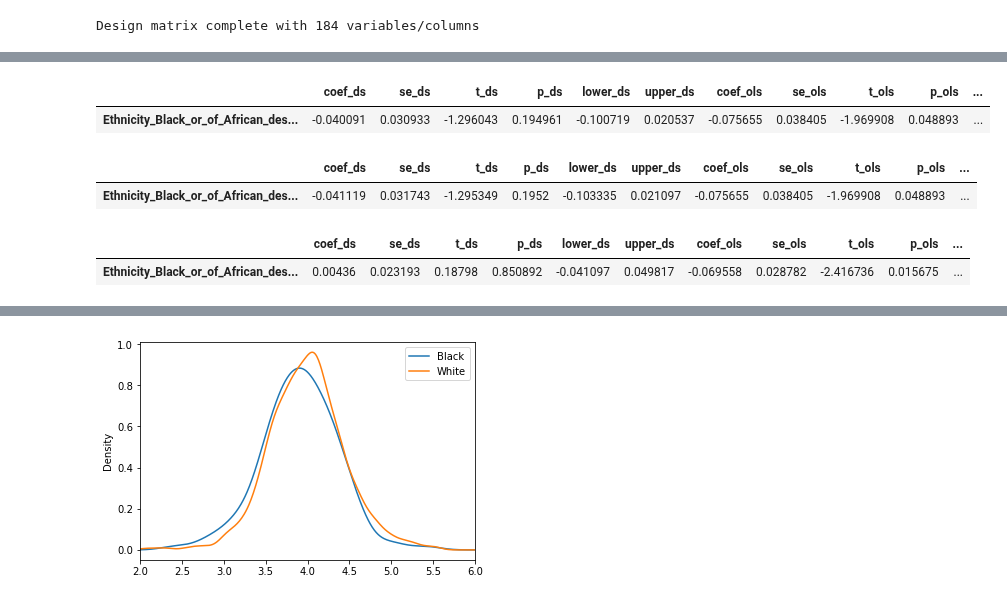
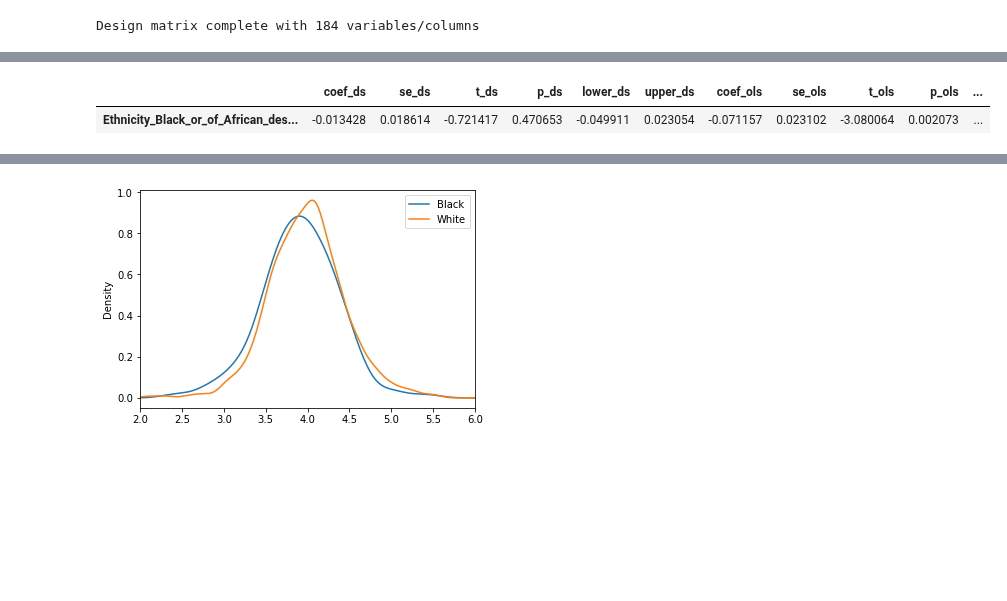
Before and after one commit to whoisnnamdi/black-dev-2020, a Jupyter notebook: code/pay.ipynb, the cells around one changed output, grey strips where cells are left out. Saved outputs shown, nothing was run; the diff lists cells and outputs as text; code cells hidden in the pictures; blank space fills up the shorter version.

```diff
--- a/code/pay.ipynb
+++ b/code/pay.ipynb
@@ -28,11 +22,11 @@ data_raw = pd.read_csv(DATA_PATH)
 DATA_PATH = "../data/2020/survey_results_public.csv"
 data_raw = pd.read_csv(DATA_PATH)
 outcome = "Wage"
-data_2020, keep, groups, categorical, numeric, base = prep.prep(data_raw, outcome)
+data_2020, keep, groups, categorical, numeric, base = prep.prep(data_raw, outcome, 2020)
 
 DATA_PATH = "../data/2019/survey_results_public.csv"
 data_raw = pd.read_csv(DATA_PATH)
-data_2019, keep, groups, categorical, numeric, base = prep.prep(data_raw, outcome)
+data_2019, keep, groups, categorical, numeric, base = prep.prep(data_raw, outcome, 2019)
 # %% [output]
 A value is trying to be set on a copy of a slice from a DataFrame
 
@@ -105,18 +56,7 @@ Name: MainBranch, dtype: int64
 # %%
+D = "Ethnicity"
 results = analyze.analyze(Y, X, D)
 results
 # %% [output]
 |  | coef_ds | se_ds | t_ds | p_ds | lower_ds | upper_ds | coef_ols | se_ols | t_ols | p_ols | ... |
-| Ethnicity_Black_or_of_African_des... | -0.040091 | 0.030933 | -1.296043 | 0.194961 | -0.100719 | 0.020537 | -0.075655 | 0.038405 | -1.969908 | 0.048893 | ... |
+| Ethnicity_Black_or_of_African_des... | -0.013428 | 0.018614 | -0.721417 | 0.470653 | -0.049911 | 0.023054 | -0.071157 | 0.023102 | -3.080064 | 0.002073 | ... |
-# %%
-results = analyze.analyze(Y, X, D)
-results
-# %% [output]
-|  | coef_ds | se_ds | t_ds | p_ds | lower_ds | upper_ds | coef_ols | se_ols | t_ols | p_ols | ... |
-| Ethnicity_Black_or_of_African_des... | -0.041119 | 0.031743 | -1.295349 | 0.1952 | -0.103335 | 0.021097 | -0.075655 | 0.038405 | -1.969908 | 0.048893 | ... |
-# %%
-results = analyze.analyze(Y, X, D)
-results
-# %% [output]
-|  | coef_ds | se_ds | t_ds | p_ds | lower_ds | upper_ds | coef_ols | se_ols | t_ols | p_ols | ... |
-| Ethnicity_Black_or_of_African_des... | 0.00436 | 0.023193 | 0.18798 | 0.850892 | -0.041097 | 0.049817 | -0.069558 | 0.028782 | -2.416736 | 0.015675 | ... |
```
Also changed, not shown: parts of 26 cells of this notebook.
